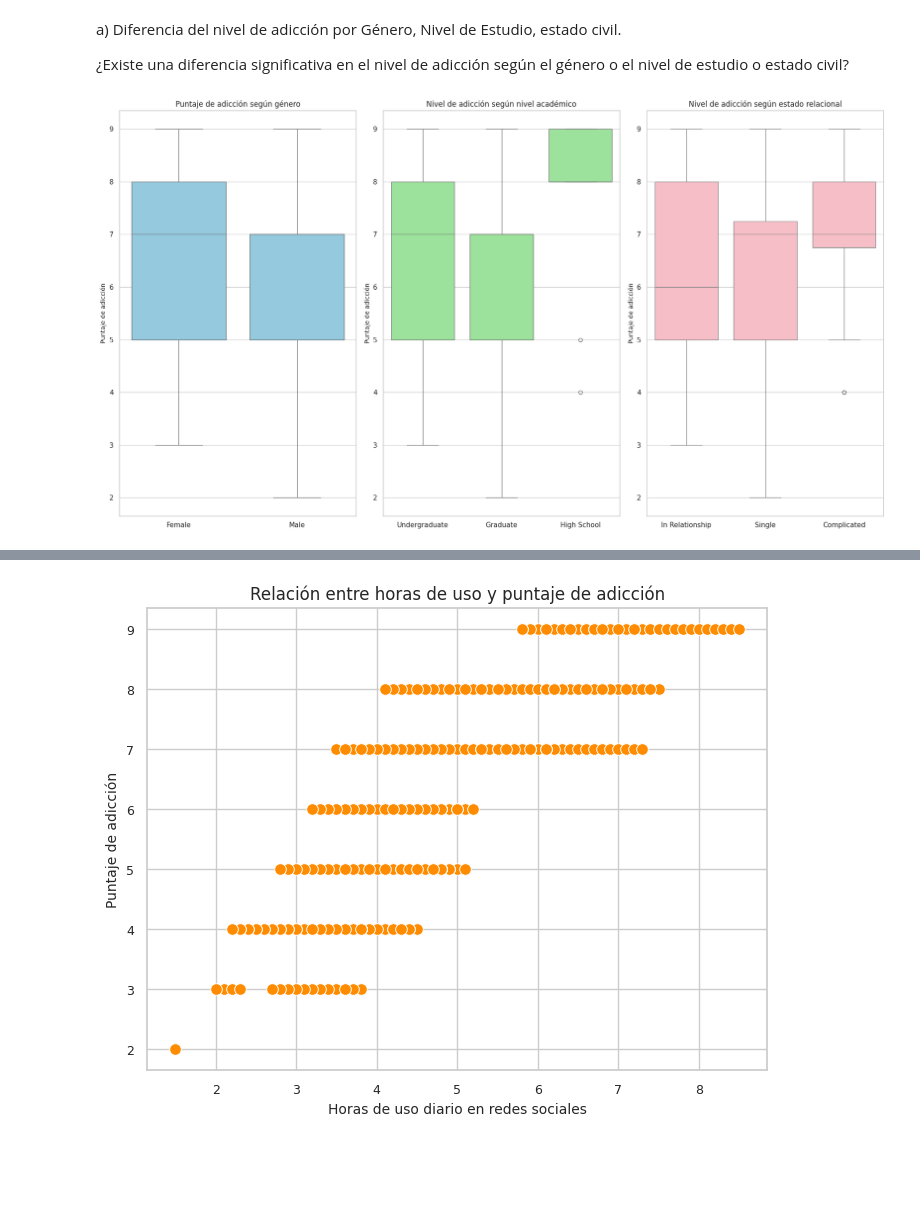
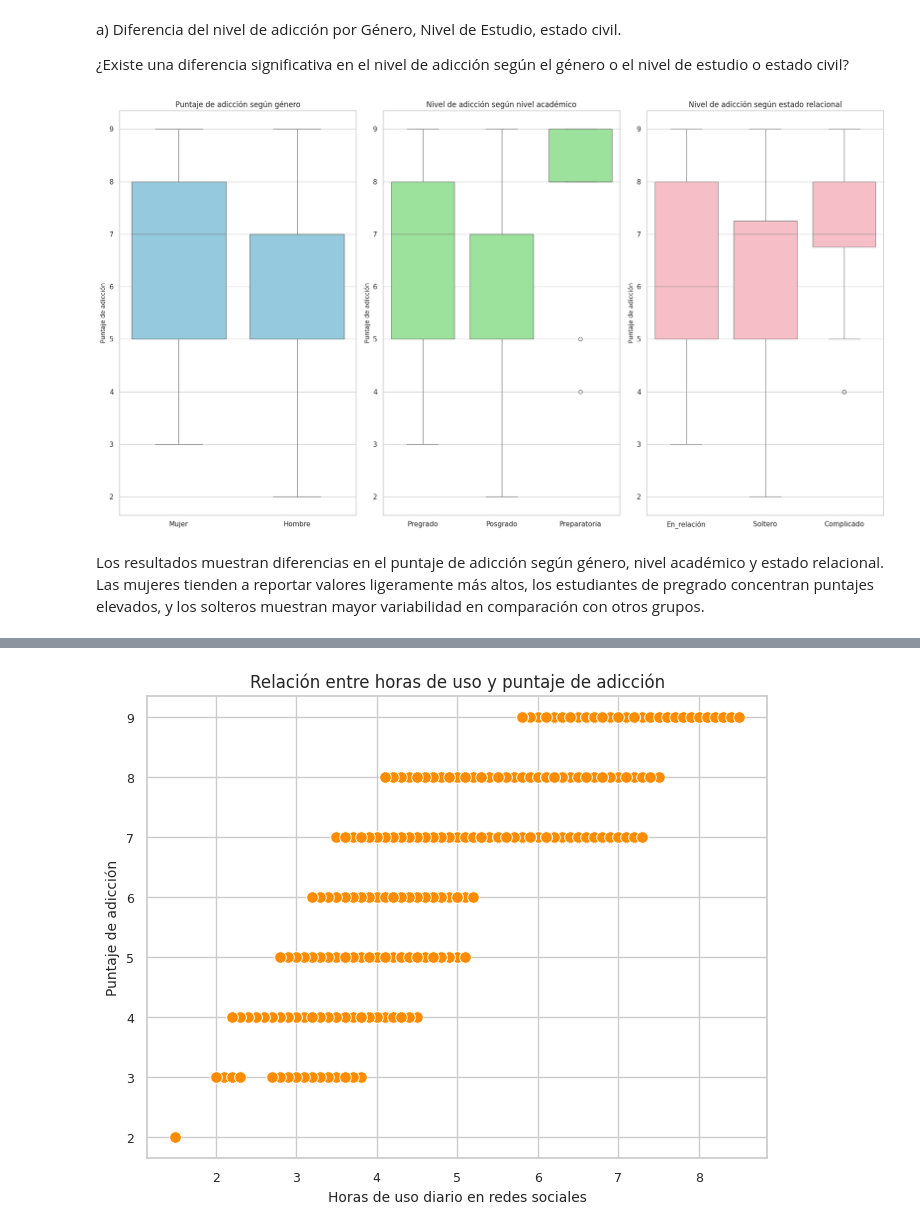
Before and after one commit to vazquezsilvana/Data-Science-II-EntregaFinal, a Jupyter notebook: VazquezSilvana_EntregaFinalDSII.ipynb, the cells around one changed output, grey strips where cells are left out. Saved outputs shown, nothing was run; the diff lists cells and outputs as text; code cells hidden in the pictures; blank space fills up the shorter version.

```diff
--- a/VazquezSilvana_EntregaFinalDSII.ipynb
+++ b/VazquezSilvana_EntregaFinalDSII.ipynb
@@ -90,0 +93,35 @@ df
+# %%
+# Traducción de variables categóricas al español
+
+# Diccionarios de traducción
+gender_map = {"Male": "Hombre", "Female": "Mujer"}
+academic_map = {"High School": "Preparatoria",
+                "Undergraduate": "Pregrado",
+                "Graduate": "Posgrado"}
+relationship_map = {"Single": "Soltero",
+                    "In Relationship": "En_relación",
+                    "Complicated": "Complicado"}
+performance_map = {"Yes": "Sí", "No": "No"}
+
+# Aplicar traducciones
+df["Gender"] = df["Gender"].map(gender_map)
+df["Academic_Level"] = df["Academic_Level"].map(academic_map)
+df["Relationship_Status"] = df["Relationship_Status"].map(relationship_map)
+df["Affects_Academic_Performance"] = df["Affects_Academic_Performance"].map(performance_map)
+
+# Renombrar columnas al español
+df = df.rename(columns={
+    "Student_ID": "ID_Estudiante",
+    "Age": "Edad",
+    "Gender": "Género",
+    "Academic_Level": "Nivel_Académico",
+    "Country": "País",
+    "Avg_Daily_Usage_Hours": "Horas_Uso_Diario",
+    "Most_Used_Platform": "Plataforma_Más_Usada",
+    "Affects_Academic_Performance": "Afecta_Rendimiento_Académico",
+    "Sleep_Hours_Per_Night": "Horas_Sueño",
+    "Mental_Health_Score": "Puntaje_Salud_Mental",
+    "Relationship_Status": "Estado_Relacional",
+    "Conflicts_Over_Social_Media": "Conflictos_por_RedesSociales",
+    "Addicted_Score": "Puntaje_Adicción"
+})
@@ -326,25 +480,27 @@ a) Diferencia del nivel de adicción por Género, Nivel de Estudio, estado civil
 # %%
 fig, axes = plt.subplots(1, 3, figsize=(18,10))
 
 # 1. Puntaje de adicción según género
-sns.boxplot(x=df['Gender'], y=df['Addicted_Score'], color="skyblue", ax=axes[0])
+sns.boxplot(x=df['Género'], y=df['Puntaje_Adicción'], color="skyblue", ax=axes[0])
 axes[0].set_title("Puntaje de adicción según género", fontsize=12)
 axes[0].set_xlabel("")
 axes[0].set_ylabel("Puntaje de adicción", fontsize=10)
 
 # 2. Nivel de adicción según nivel académico
-sns.boxplot(x=df['Academic_Level'], y=df['Addicted_Score'], color="lightgreen", ax=axes[1])
+sns.boxplot(x=df['Nivel_Académico'], y=df['Puntaje_Adicción'], color="lightgreen", ax=axes[1])
 axes[1].set_title("Nivel de adicción según nivel académico", fontsize=12)
 axes[1].set_xlabel("")
 axes[1].set_ylabel("Puntaje de adicción", fontsize=10)
 
 # 3. Nivel de adicción según estado relacional
-sns.boxplot(x=df['Relationship_Status'], y=df['Addicted_Score'], color="lightpink", ax=axes[2])
+sns.boxplot(x=df['Estado_Relacional'], y=df['Puntaje_Adicción'], color="lightpink", ax=axes[2])
 axes[2].set_title("Nivel de adicción según estado relacional", fontsize=12)
 axes[2].set_xlabel("")
 axes[2].set_ylabel("Puntaje de adicción", fontsize=10)
 
 plt.tight_layout()
 plt.show()
 # %% [output]
-[figure, old version]
+[figure, new version]
+# %% [markdown]
+Los resultados muestran diferencias en el puntaje de adicción según género, nivel académico y estado relacional. Las mujeres tienden a reportar valores ligeramente más altos, los estudiantes de pregrado concentran puntajes elevados, y los solteros muestran mayor variabilidad en comparación con otros grupos.
```
Also changed, not shown: parts of 35 cells of this notebook.
